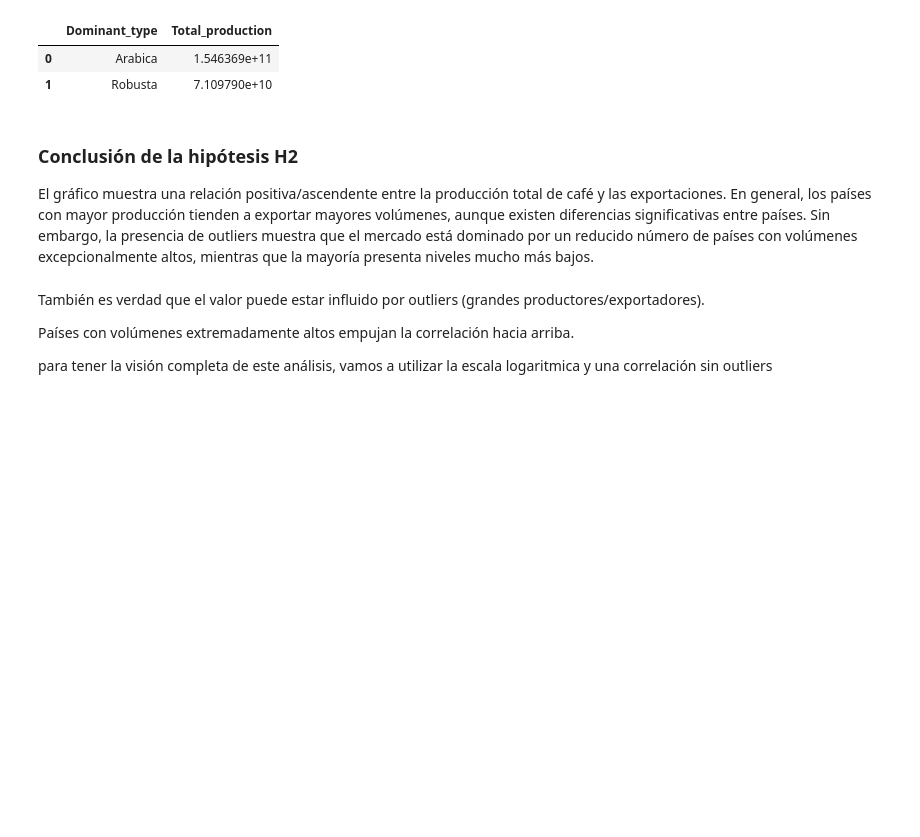
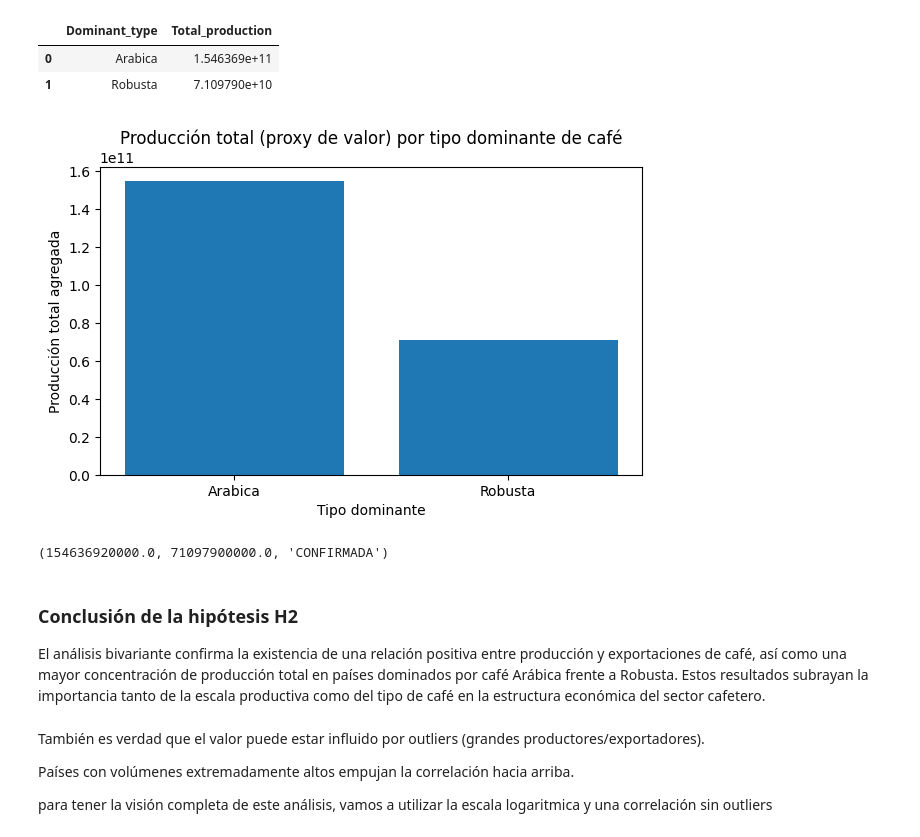
Before and after one commit to lucia-luzuriaga/EDA_Consumo_cafe, a Jupyter notebook: main.ipynb, the cells around one changed output. Drawn from its saved outputs; the diff is of its cells as text; code cells hidden in the pictures; blank space fills up the shorter version.

```diff
--- a/main.ipynb
+++ b/main.ipynb
@@ -401,10 +404,27 @@ totales
 |  | Dominant_type | Total_production |
 | 0 | Arabica | 1.546369e+11 |
 | 1 | Robusta | 7.109790e+10 |
+# %%
+plt.figure(figsize=(7,4))
+plt.bar(totales["Dominant_type"], totales["Total_production"])
+plt.title("Producción total (proxy de valor) por tipo dominante de café")
+plt.xlabel("Tipo dominante")
+plt.ylabel("Producción total agregada")
+plt.show()
+
+arabica_total = float(totales.loc[totales["Dominant_type"] == "Arabica", "Total_production"].iloc[0]) if (totales["Dominant_type"] == "Arabica").any() else 0.0
+robusta_total = float(totales.loc[totales["Dominant_type"] == "Robusta", "Total_production"].iloc[0]) if (totales["Dominant_type"] == "Robusta").any() else 0.0
+
+resultado = "CONFIRMADA" if arabica_total > robusta_total else "RECHAZADA"
+
+arabica_total, robusta_total, resultado
+# %% [output]
+[figure, added]
+(154636920000.0, 71097900000.0, 'CONFIRMADA')
 # %% [markdown]
 ### Conclusión de la hipótesis H2
 
-El gráfico muestra una relación positiva/ascendente entre la producción total de café y las exportaciones. En general, los países con mayor producción tienden a exportar mayores volúmenes, aunque existen diferencias significativas entre países. Sin embargo, la presencia de outliers muestra que el mercado está dominado por un reducido número de países con volúmenes excepcionalmente altos, mientras que la mayoría presenta niveles mucho más bajos.
+El análisis bivariante confirma la existencia de una relación positiva entre producción y exportaciones de café, así como una mayor concentración de producción total en países dominados por café Arábica frente a Robusta. Estos resultados subrayan la importancia tanto de la escala productiva como del tipo de café en la estructura económica del sector cafetero.
 # %% [markdown]
 También es verdad que el valor puede estar influido por outliers (grandes productores/exportadores).
 
```
Also changed, not shown: parts of 2 cells of this notebook.
